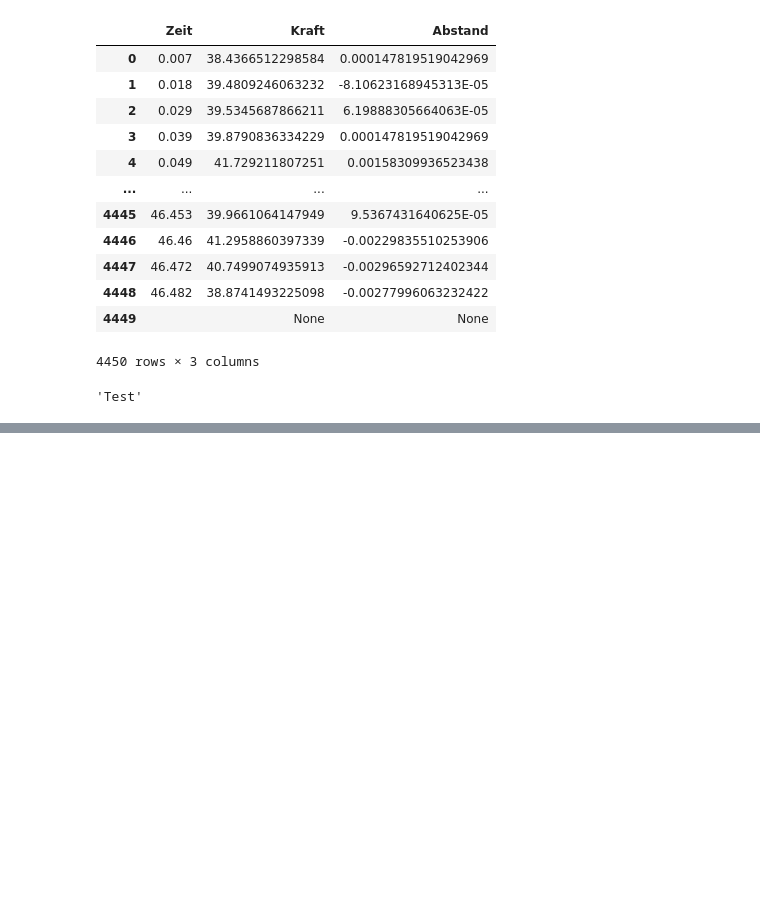
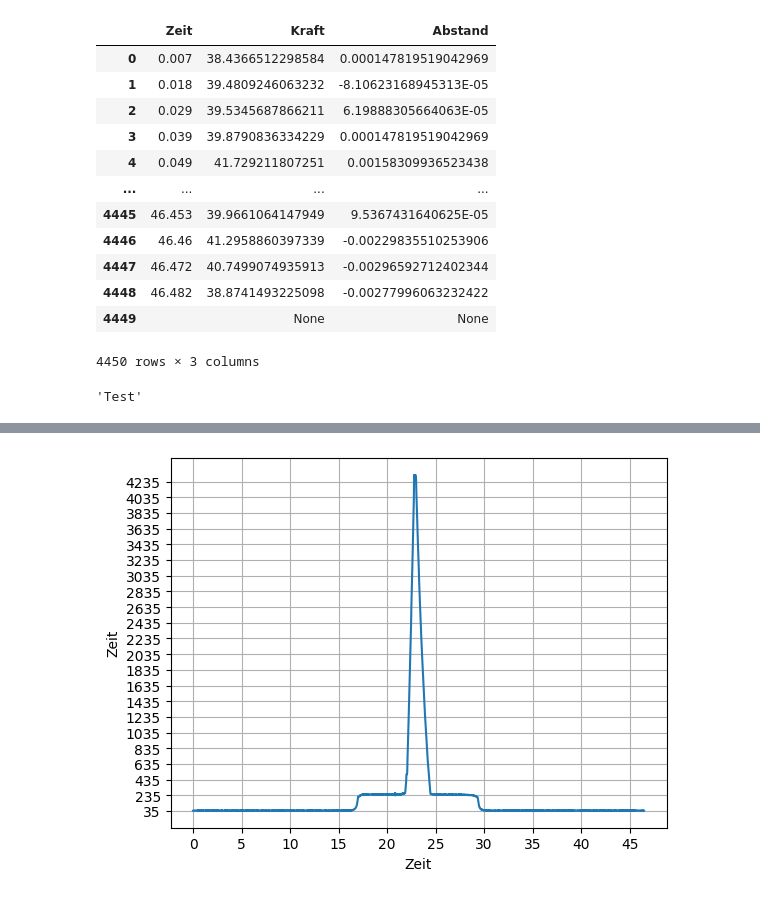
Before and after one commit to nmtr00/Projektarbeit, a Jupyter notebook: Druckpruefstand.ipynb, the cells around one changed output, grey strips where cells are left out. Saved outputs shown, nothing was run; the diff lists cells and outputs as text; code cells hidden in the pictures; blank space fills up the shorter version.

```diff
--- a/Druckpruefstand.ipynb
+++ b/Druckpruefstand.ipynb
@@ -60,0 +59,13 @@ TypeError: 'float' object cannot be interpreted as an integer
+# %%
+plt.plot(df['Zeit'], df['Kraft'], linestyle = '-')
+plt.xlabel('Zeit')
+plt.ylabel('Zeit')
+
+# Set x-axis and y-axis grid resolution
+plt.xticks(range(int(min(df['Zeit'])), int(max(df['Zeit'])) + 1, 5))
+plt.yticks(range(int(min(df['Kraft'])), int(max(df['Kraft'])) + 1, 200))
+
+
+plt.grid(True)
+# %% [output]
+[figure, added]
```
Also changed, not shown: parts of 2 cells of this notebook, 1 other file.
